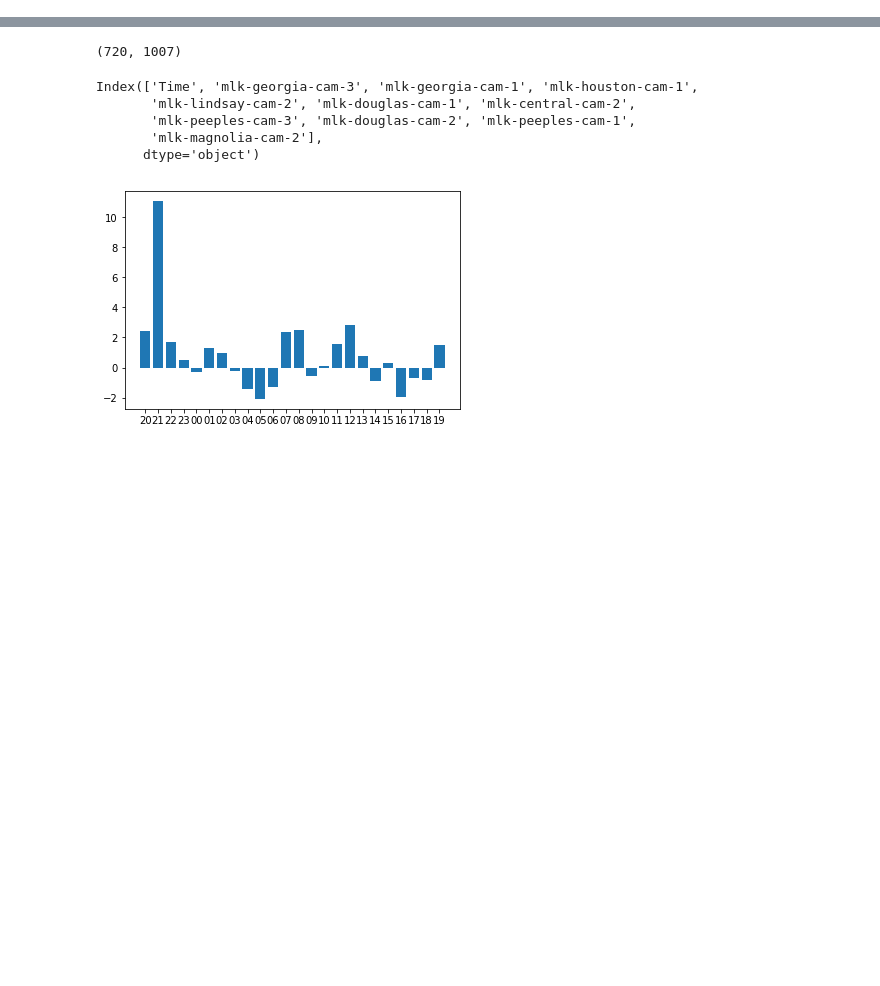
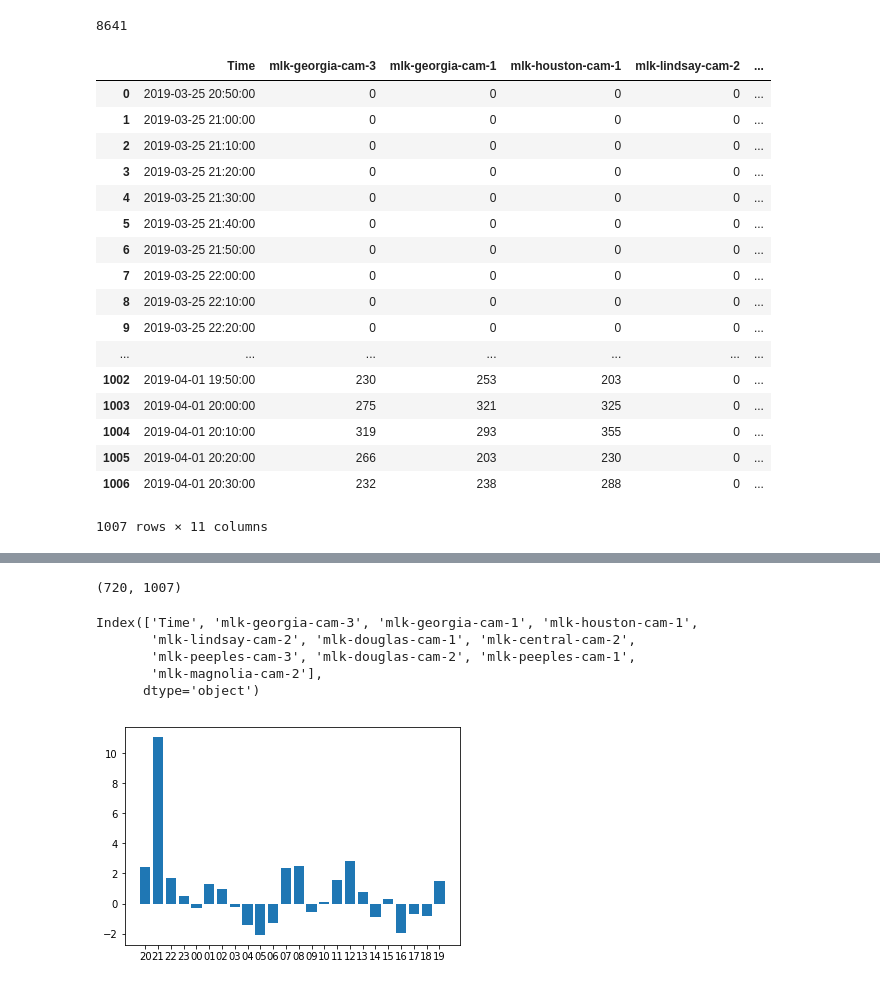
Before and after one commit to UTC-SCAL/Grafana-Data-Analysis, a Jupyter notebook: Correlation.ipynb, the cells around one changed output, grey strips where cells are left out. Drawn from its saved outputs; the diff is of its cells as text; code cells hidden in the pictures; blank space fills up the shorter version.

```diff
--- a/Correlation.ipynb
+++ b/Correlation.ipynb
@@ -33,3 +35,8 @@ def add_weather(dataset):
         weather_data = get_weather_data(item["Time"])
         res.append({**item, **weather_data})
     return res
+# %%
+traffic_data = pd.read_csv("vehicles_april_2019.csv", sep=";")
+pollution_data = pd.read_csv("pm_2.5_april_2019.csv", sep=";")
+traffic_data = first_cleansing_step(traffic_data)
+pollution_data = first_cleansing_step(pollution_data)
@@ -35,0 +50,25 @@ def add_weather(dataset):
+# %%
+len(weather_cache)
+# %% [output]
+8641
+# %%
+traffic_data
+# %% [output]
+|  | Time | mlk-georgia-cam-3 | mlk-georgia-cam-1 | mlk-houston-cam-1 | mlk-lindsay-cam-2 | ... |
+| 0 | 2019-03-25 20:50:00 | 0 | 0 | 0 | 0 | ... |
+| 1 | 2019-03-25 21:00:00 | 0 | 0 | 0 | 0 | ... |
+| 2 | 2019-03-25 21:10:00 | 0 | 0 | 0 | 0 | ... |
+| 3 | 2019-03-25 21:20:00 | 0 | 0 | 0 | 0 | ... |
+| 4 | 2019-03-25 21:30:00 | 0 | 0 | 0 | 0 | ... |
+| 5 | 2019-03-25 21:40:00 | 0 | 0 | 0 | 0 | ... |
+| 6 | 2019-03-25 21:50:00 | 0 | 0 | 0 | 0 | ... |
+| 7 | 2019-03-25 22:00:00 | 0 | 0 | 0 | 0 | ... |
+| 8 | 2019-03-25 22:10:00 | 0 | 0 | 0 | 0 | ... |
+| 9 | 2019-03-25 22:20:00 | 0 | 0 | 0 | 0 | ... |
+| ... | ... | ... | ... | ... | ... | ... |
+| 1002 | 2019-04-01 19:50:00 | 230 | 253 | 203 | 0 | ... |
+| 1003 | 2019-04-01 20:00:00 | 275 | 321 | 325 | 0 | ... |
+| 1004 | 2019-04-01 20:10:00 | 319 | 293 | 355 | 0 | ... |
+| 1005 | 2019-04-01 20:20:00 | 266 | 203 | 230 | 0 | ... |
+| 1006 | 2019-04-01 20:30:00 | 232 | 238 | 288 | 0 | ... |
+1007 rows × 11 columns
```
Also changed, not shown: parts of 11 cells of this notebook, 4 other files.
